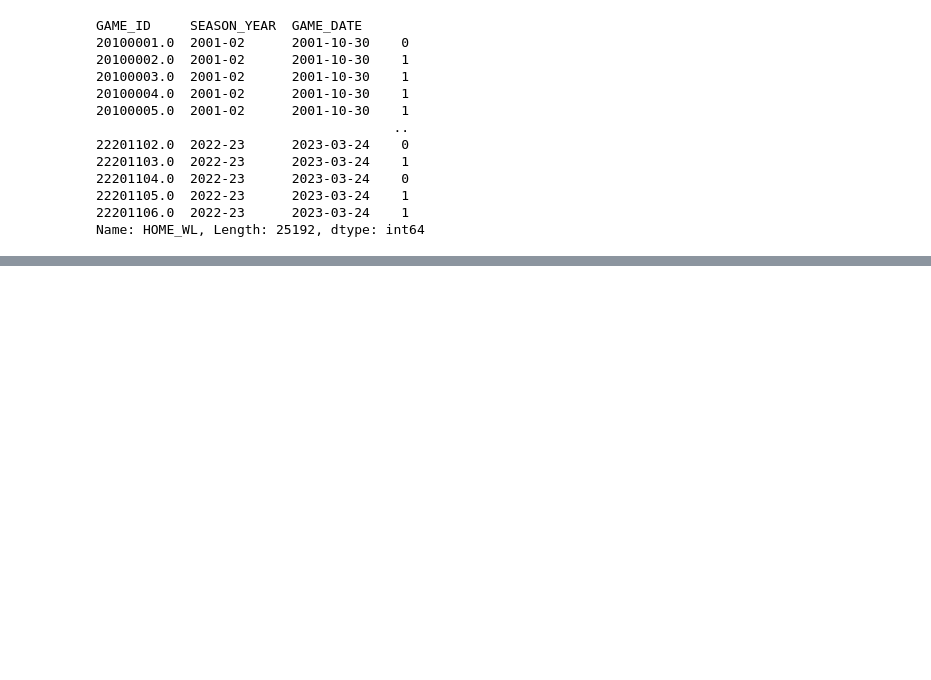
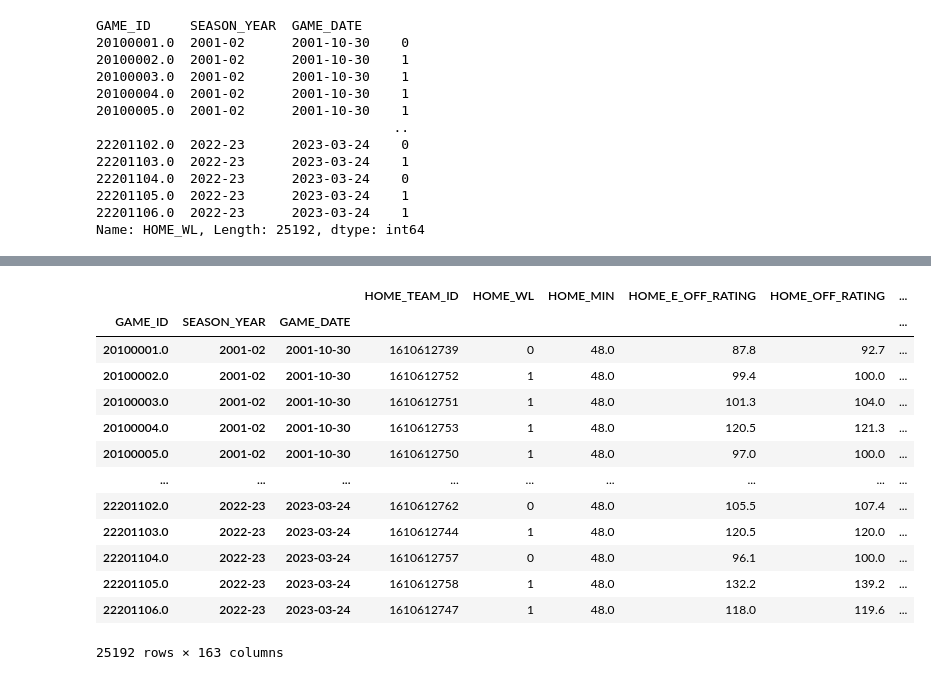
Before and after one commit to shanedsz/Accubet-AI-Deployed, a Jupyter notebook: data_cleaning_advanced.ipynb, the cells around one changed output, grey strips where cells are left out. Saved outputs shown, nothing was run; the diff lists cells and outputs as text; code cells hidden in the pictures; blank space fills up the shorter version.

```diff
--- a/data_cleaning_advanced.ipynb
+++ b/data_cleaning_advanced.ipynb
@@ -149,7 +149,7 @@ df_concat.loc[[22200001.0]]
 | 22200001.0 | 2022-23 | 2022-10-18 | 1610612738 | 1 | 48.0 | 126.9 | 129.9 | ... |
 1 rows × 83 columns
 # %%
-df_scoring_data = pd.read_csv(Path('original_data_scoring 3.csv'))
+df_scoring_data = pd.read_csv(Path('../Accubet-AI/original_data_scoring 3.csv'))
 df_scoring_data.drop(columns=['Unnamed: 0', 'TEAM_ABBREVIATION', 'TEAM_NAME', 'WL', 'MIN'], inplace=True)
 df_scoring_data['GAME_DATE'] = pd.to_datetime(df_scoring_data['GAME_DATE'])
 df_scoring_data = df_scoring_data.set_index(['GAME_ID', 'SEASON_YEAR', 'GAME_DATE'])
@@ -239,7 +239,7 @@ Index(['HOME_TEAM_ID', 'HOME_PCT_FGA_2PT', 'HOME_PCT_FGA_3PT',
        'AWAY_PCT_AST_FGM_RANK', 'AWAY_PCT_UAST_FGM_RANK'],
       dtype='object')
 # %%
-df_four_factors = pd.read_csv(Path('original_data_four_factors 3.csv'))
+df_four_factors = pd.read_csv(Path('../Accubet-AI/original_data_four_factors 3.csv'))
 df_four_factors.drop(columns=['Unnamed: 0', 'TEAM_ABBREVIATION', 'TEAM_NAME', 'WL', 'MIN'], inplace=True)
 df_four_factors['GAME_DATE'] = pd.to_datetime(df_four_factors['GAME_DATE'])
 df_four_factors = df_four_factors.set_index(['GAME_ID', 'SEASON_YEAR', 'GAME_DATE'])
@@ -308,12 +308,3 @@ GAME_ID     SEASON_YEAR  GAME_DATE
 22201105.0  2022-23      2023-03-24    1
 22201106.0  2022-23      2023-03-24    1
 Name: HOME_WL, Length: 25192, dtype: int64
-# %%
-#df_final = df_final.drop(columns=['HOME_WL'])
-for column in df_final:
-    df_final[column] = df_final[column].shift(periods = 1)
-# Changing all columns to rolling averages using GroupBy and rolling
-df_final = df_final.groupby(by ='HOME_TEAM_ID', as_index= True).rolling(window = 20, on = 'HOME_WL').mean()
-# %%
-df_final.dropna(inplace=True)
-df_final
@@ -335,2 +311,18 @@ df_final
 # %%
-df_final = df_final.droplevel('HOME_TEAM_ID')
+df_final['HOME_TEAM_ID'] = df_final['HOME_TEAM_ID'].astype('int')
+df_final
+# %% [output]
+|  |  |  | HOME_TEAM_ID | HOME_WL | HOME_MIN | HOME_E_OFF_RATING | HOME_OFF_RATING | ... |
+| GAME_ID | SEASON_YEAR | GAME_DATE |  |  |  |  |  | ... |
+| 20100001.0 | 2001-02 | 2001-10-30 | 1610612739 | 0 | 48.0 | 87.8 | 92.7 | ... |
+| 20100002.0 | 2001-02 | 2001-10-30 | 1610612752 | 1 | 48.0 | 99.4 | 100.0 | ... |
+| 20100003.0 | 2001-02 | 2001-10-30 | 1610612751 | 1 | 48.0 | 101.3 | 104.0 | ... |
+| 20100004.0 | 2001-02 | 2001-10-30 | 1610612753 | 1 | 48.0 | 120.5 | 121.3 | ... |
+| 20100005.0 | 2001-02 | 2001-10-30 | 1610612750 | 1 | 48.0 | 97.0 | 100.0 | ... |
+| ... | ... | ... | ... | ... | ... | ... | ... | ... |
+| 22201102.0 | 2022-23 | 2023-03-24 | 1610612762 | 0 | 48.0 | 105.5 | 107.4 | ... |
+| 22201103.0 | 2022-23 | 2023-03-24 | 1610612744 | 1 | 48.0 | 120.5 | 120.0 | ... |
+| 22201104.0 | 2022-23 | 2023-03-24 | 1610612757 | 0 | 48.0 | 96.1 | 100.0 | ... |
+| 22201105.0 | 2022-23 | 2023-03-24 | 1610612758 | 1 | 48.0 | 132.2 | 139.2 | ... |
+| 22201106.0 | 2022-23 | 2023-03-24 | 1610612747 | 1 | 48.0 | 118.0 | 119.6 | ... |
+25192 rows × 163 columns
```
Also changed, not shown: parts of 28 cells of this notebook, 19 other files.
